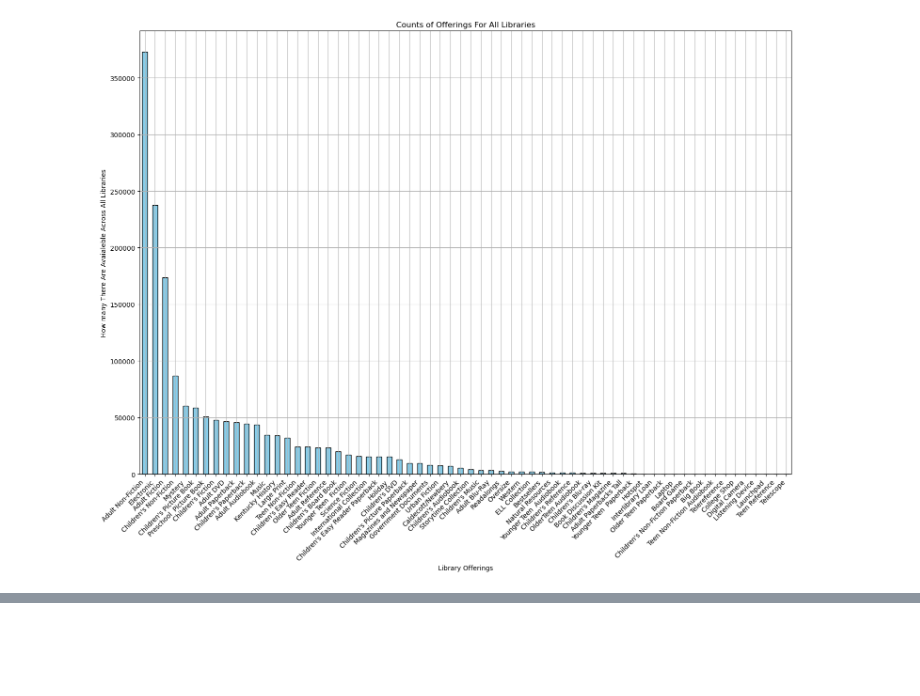
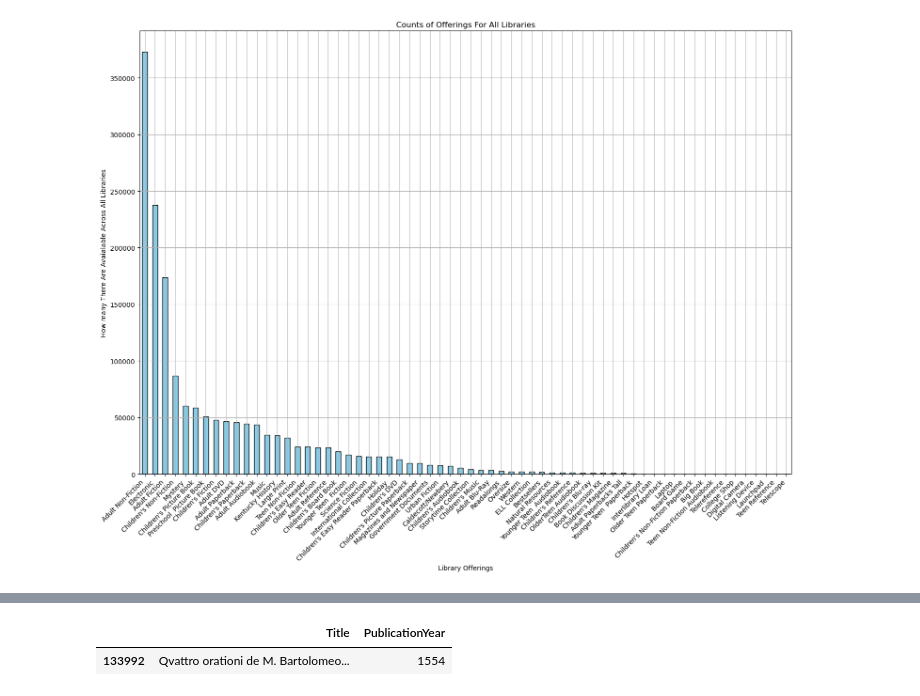
Before and after one commit to Destroy-gym/Louisville_Library_analysis, a Jupyter notebook: library_anaysis.ipynb, the cells around one changed output, grey strips where cells are left out. Cells and saved outputs as stored; diff of their text form; code cells hidden in the pictures; blank space fills up the shorter version.

```diff
--- a/library_anaysis.ipynb
+++ b/library_anaysis.ipynb
@@ -353,0 +461,6 @@ plt.show()
+# %%
+matches_exact = year_df[year_df["PublicationYear"] ==  1554]
+matches_exact
+# %% [output]
+|  | Title | PublicationYear |
+| 133992 | Qvattro orationi de M. Bartolomeo... | 1554 |
```
Also changed, not shown: parts of 37 cells of this notebook, 5 other files.
